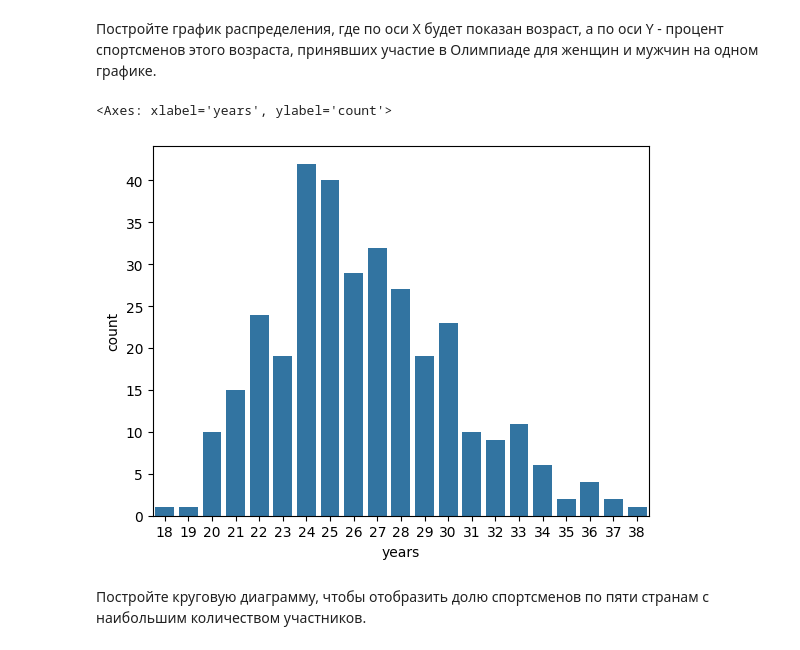
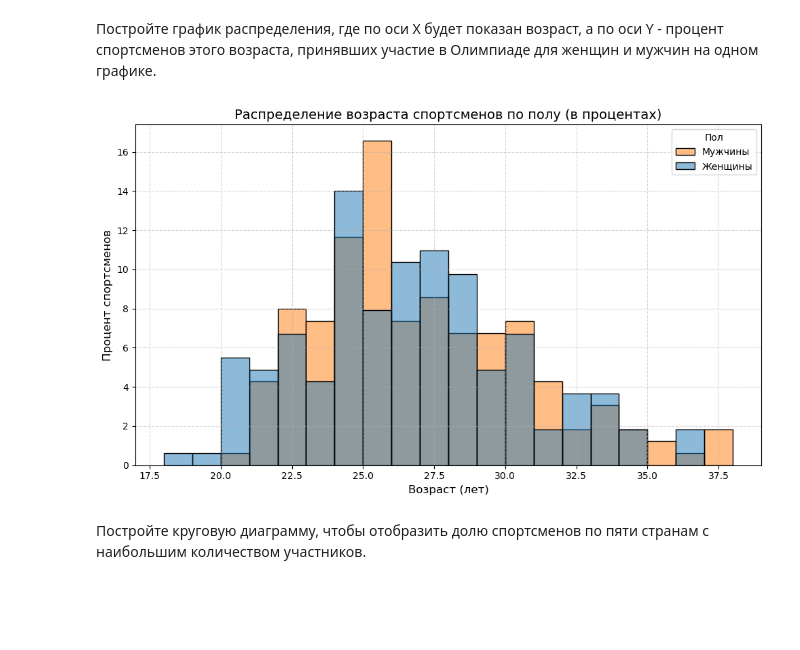
Before and after one commit to Reloyd/artificial_intelligence_systems, a Jupyter notebook: lab_1/AIS1.ipynb, the cells around one changed output. Saved outputs shown, nothing was run; the diff lists cells and outputs as text; code cells hidden in the pictures; blank space fills up the shorter version.

```diff
--- a/lab_1/AIS1.ipynb
+++ b/lab_1/AIS1.ipynb
@@ -340,8 +332,24 @@ age = df_new['years'].value_counts().sort_index().head(30)
-# %%
-sns.barplot(x=age.index, y = age)
-# %% [output]
-<Axes: xlabel='years', ylabel='count'>
-[figure, removed]
+# %%
+plt.figure(figsize=(10, 6))
+sns.histplot(
+    data=df_new,
+    x="years",
+    hue="gender",
+    stat="percent",
+    multiple="layer",
+    common_norm=False,
+    bins=range(df_new["years"].min(), df_new["years"].max() + 1)
+)
+
+plt.title("Распределение возраста спортсменов по полу (в процентах)", fontsize=14)
+plt.xlabel("Возраст (лет)", fontsize=12)
+plt.ylabel("Процент спортсменов", fontsize=12)
+plt.legend(title="Пол", labels=["Мужчины", "Женщины"])
+plt.grid(True, linestyle="--", alpha=0.5)
+plt.tight_layout()
+plt.show()
+# %% [output]
+[figure, added]
 # %% [markdown]
 Постройте круговую диаграмму, чтобы отобразить долю спортсменов по пяти странам с наибольшим количеством участников.
 # %%
```
Also changed, not shown: parts of 8 cells of this notebook, 9 other files.
